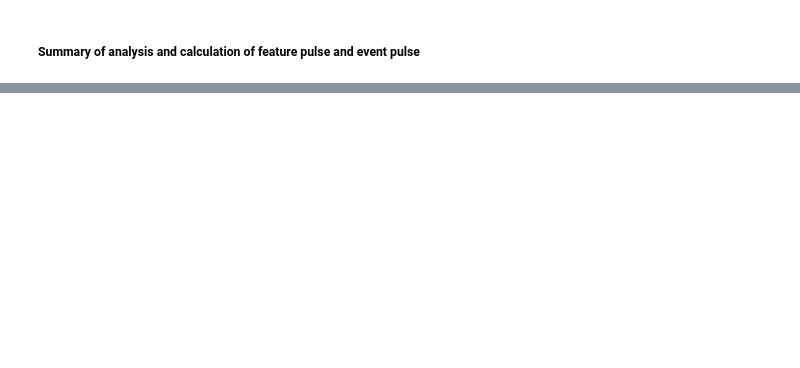
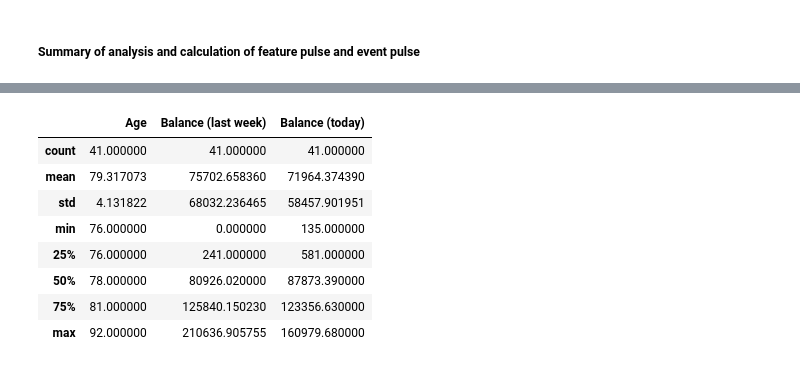
Before and after one commit to opeyemifarinde/Data-Analytics, a Jupyter notebook: Calculating_pulse_of_events_for_Towntalk_Bank_Data.ipynb, the cells around one changed output, grey strips where cells are left out. Cells and saved outputs as stored; diff of their text form; code cells hidden in the pictures; blank space fills up the shorter version.

```diff
--- a/Calculating_pulse_of_events_for_Towntalk_Bank_Data.ipynb
+++ b/Calculating_pulse_of_events_for_Towntalk_Bank_Data.ipynb
@@ -591,0 +709,12 @@ Image(filename=PATH)
+# %%
+fData.describe() # average balance today value is 71964.373390
+# %% [output]
+|  | Age | Balance (last week) | Balance (today) |
+| count | 41.000000 | 41.000000 | 41.000000 |
+| mean | 79.317073 | 75702.658360 | 71964.374390 |
+| std | 4.131822 | 68032.236465 | 58457.901951 |
+| min | 76.000000 | 0.000000 | 135.000000 |
+| 25% | 76.000000 | 241.000000 | 581.000000 |
+| 50% | 78.000000 | 80926.020000 | 87873.390000 |
+| 75% | 81.000000 | 125840.150230 | 123356.630000 |
+| max | 92.000000 | 210636.905755 | 160979.680000 |
```
Also changed, not shown: parts of 18 cells of this notebook.
